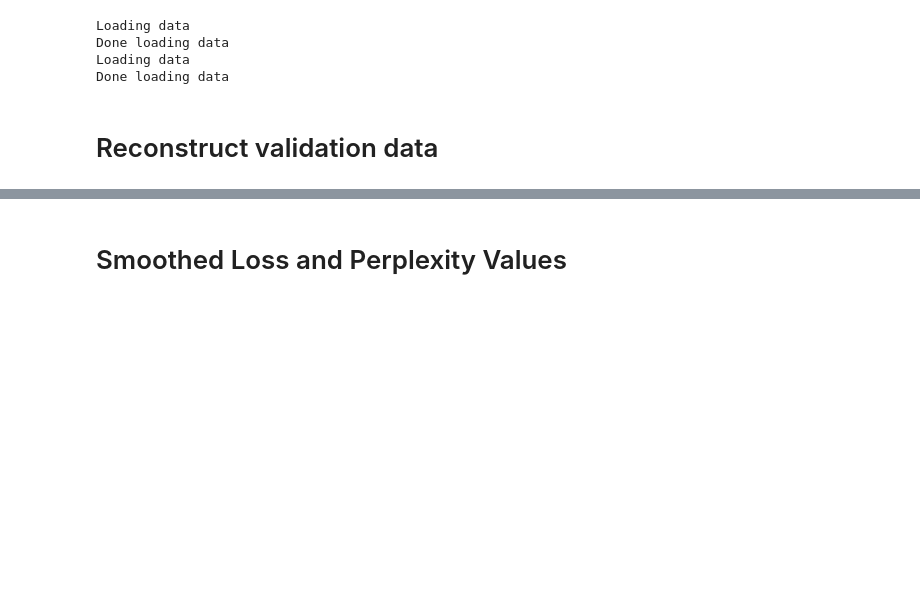
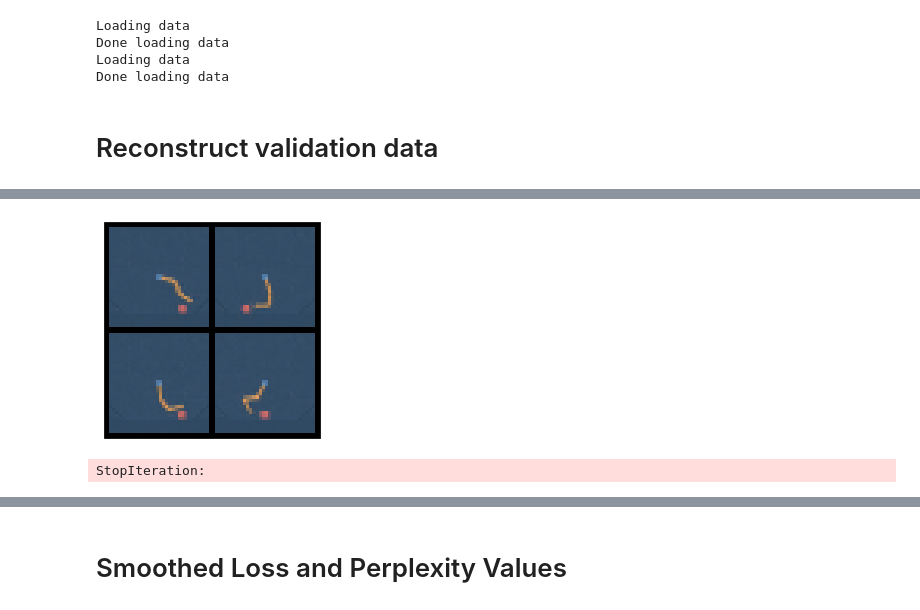
Before and after one commit to MishaLaskin/vqvae, a Jupyter notebook: visualization.ipynb, the cells around one changed output, grey strips where cells are left out. Saved outputs shown, nothing was run; the diff lists cells and outputs as text; code cells hidden in the pictures; blank space fills up the shorter version.

```diff
--- a/visualization.ipynb
+++ b/visualization.ipynb
@@ -112,0 +133,33 @@ Done loading data
+# %%
+x_val_recon *=.5
+x_val_recon+=.5
+x_val_recon*=255.
+x_val_recon = x_val_recon.int()
+display_image_grid(x_val_recon[:4],nrow=2)
+# %% [output]
+[figure, added]
+# %%
+loader = iter(torch.utils.data.DataLoader(training_data,batch_size=100))
+
+d = []
+rd = []
+nnds = []
+nnrds = []
+for i in range(900):
+
+    x_val,x_val_recon,z_q,e_indices = reconstruct(loader,model)
+
+    z = model.pre_quantization_conv(model.encoder(x_val))
+    zz = z.detach().cpu().numpy()
+    diffs = [np.linalg.norm(zz[-1]-zz[i]) for i in range(100)]
+    delta = 5
+    nn = [np.linalg.norm(zz[i]-zz[i+delta]) for i in range(100-delta)]
+
+    if i%2==1:
+        d.append(diffs)
+        nnds.append(nn)
+    else:
+        rd.append(diffs)
+        nnrds.append(nn)
+# %% [output]
+StopIteration:
```
Also changed, not shown: parts of 19 cells of this notebook, 9 other files.
